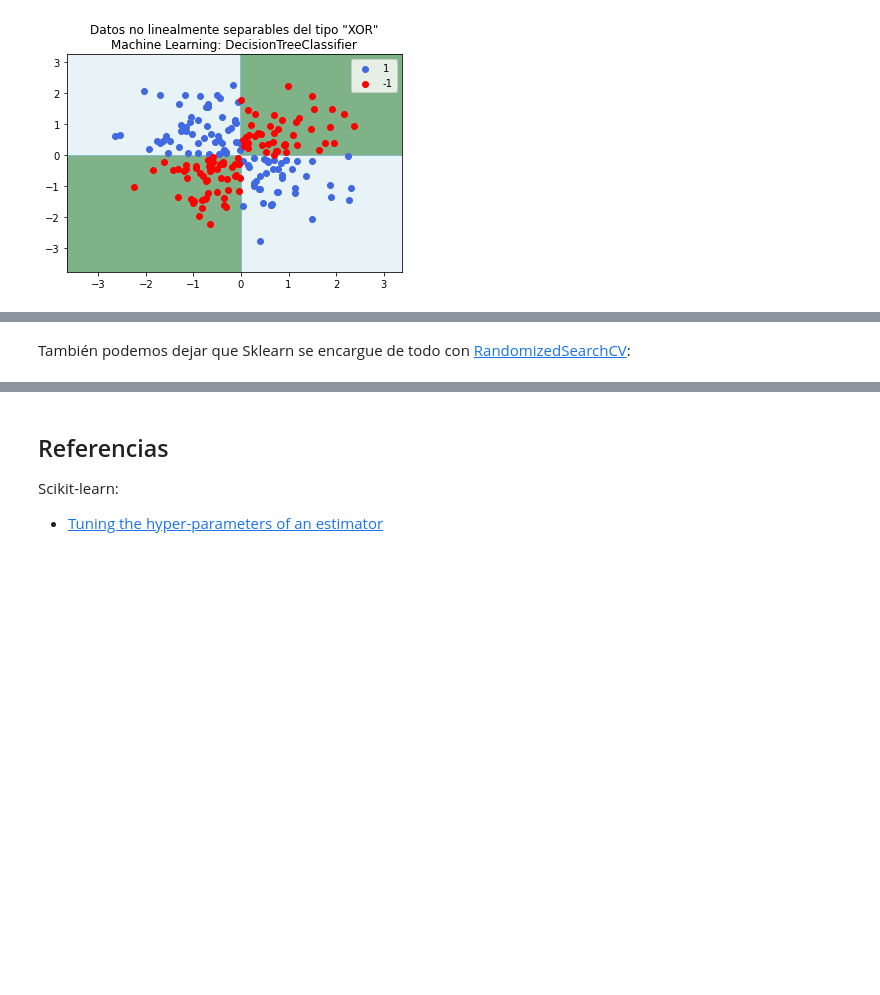
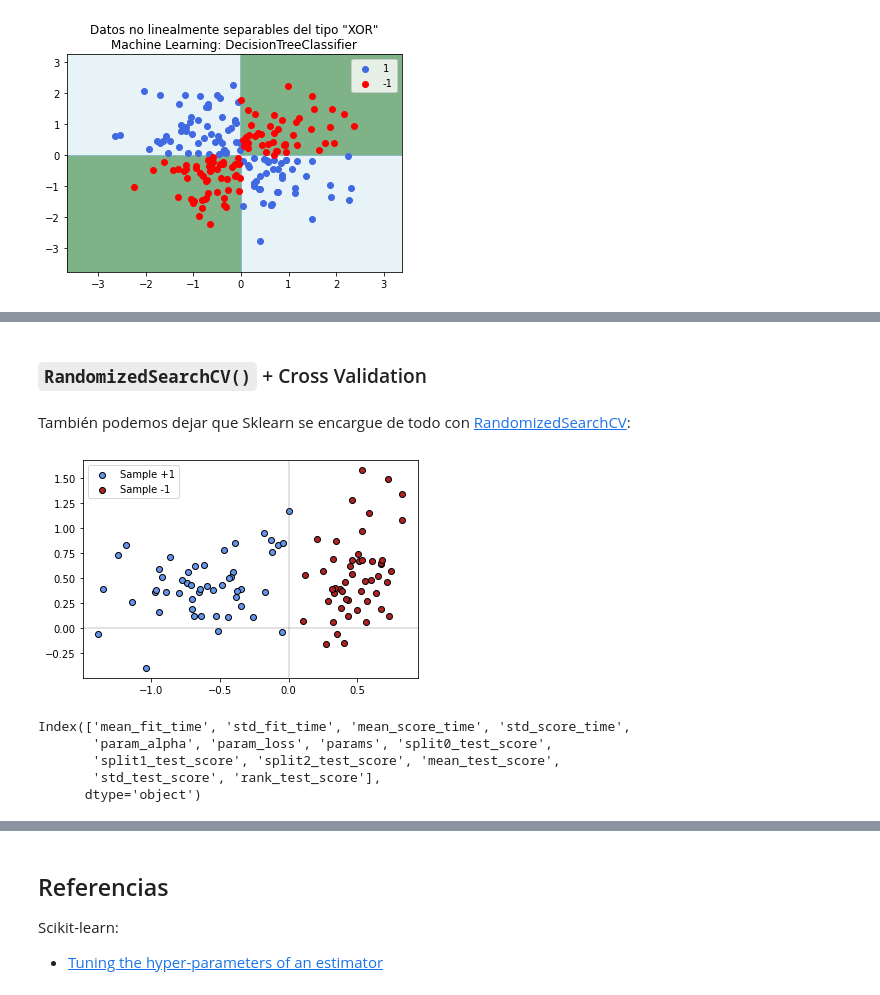
Before and after one commit to nicoambrosis/Introduccion-al-Aprendizaje-Automatico, a Jupyter notebook: 06 Selección de Modelos.ipynb, the cells around one changed output, grey strips where cells are left out. Cells and saved outputs as stored; diff of their text form; code cells hidden in the pictures; blank space fills up the shorter version.

```diff
--- a/06 Selección de Modelos.ipynb
+++ b/06 Selección de Modelos.ipynb
@@ -379,5 +626,51 @@ for params in ParameterSampler(param_dist, 10, random_state=0):
+# %% [markdown]
+### `RandomizedSearchCV()` + Cross Validation
 # %% [markdown]
 También podemos dejar que Sklearn se encargue de todo con [RandomizedSearchCV](https://scikit-learn.org/stable/modules/generated/sklearn.model_selection.RandomizedSearchCV.html):
+# %%
+# vamos a generar un dataset sintetico
+from sklearn.datasets import make_classification
+
+size = 100
+
+# notar que la variable X sera un conjunto de pares ordenados x,y que pueden ser representados como punto en un espacio de
+# 2 dimensiones. Mientras que y es un conjunto de datos con valores 0 y 1 (luego lo vamos a cambiar por -1 y +1)
+X, y_true = make_classification(n_samples = size,
+                               n_features = 2,
+                               n_classes = 2,
+                               n_redundant = 0,
+                               n_informative = 2,
+                               n_clusters_per_class = 1,
+                               class_sep = 0.5,
+                               random_state = 1)
+
+# vamos a modificar la variable y de forma tal de tener valores +1 y -1
+y_true[y_true == 0] = -1
+
+# graficamos los puntos correspondientes al grupo +1
+plt.scatter(x = X[y_true == 1, 0],
+           y = X[y_true == 1, 1],
+           color = 'cornflowerblue',
+           edgecolors='k',
+           label = 'Sample +1')
+
+# graficamos los puntos correspondientes al grupo -1
+plt.scatter(x = X[y_true == -1, 0],
+           y = X[y_true == -1, 1],
+           color = 'firebrick',
+            edgecolors = 'k',
+           label = 'Sample -1')
+plt.axvline(x = 0,
+           color = 'grey',
+           alpha = 0.3)
+plt.axhline(y = 0,
+           color = 'gray',
+           alpha = 0.3)
+
+plt.legend()
+plt.show()
+# %% [output]
+[figure, added]
 # %%
 from sklearn.model_selection import RandomizedSearchCV
 
@@ -388,5 +681,10 @@ cv.fit(X, y);
 # %%
-import pandas as pd
 results = cv.cv_results_
 df = pd.DataFrame(results)
-df[['param_loss', 'param_alpha', 'mean_test_score', 'std_test_score', 'rank_test_score']]
+df.columns
+# %% [output]
+Index(['mean_fit_time', 'std_fit_time', 'mean_score_time', 'std_score_time',
+       'param_alpha', 'param_loss', 'params', 'split0_test_score',
+       'split1_test_score', 'split2_test_score', 'mean_test_score',
+       'std_test_score', 'rank_test_score'],
+      dtype='object')
```
Also changed, not shown: parts of 48 cells of this notebook.
